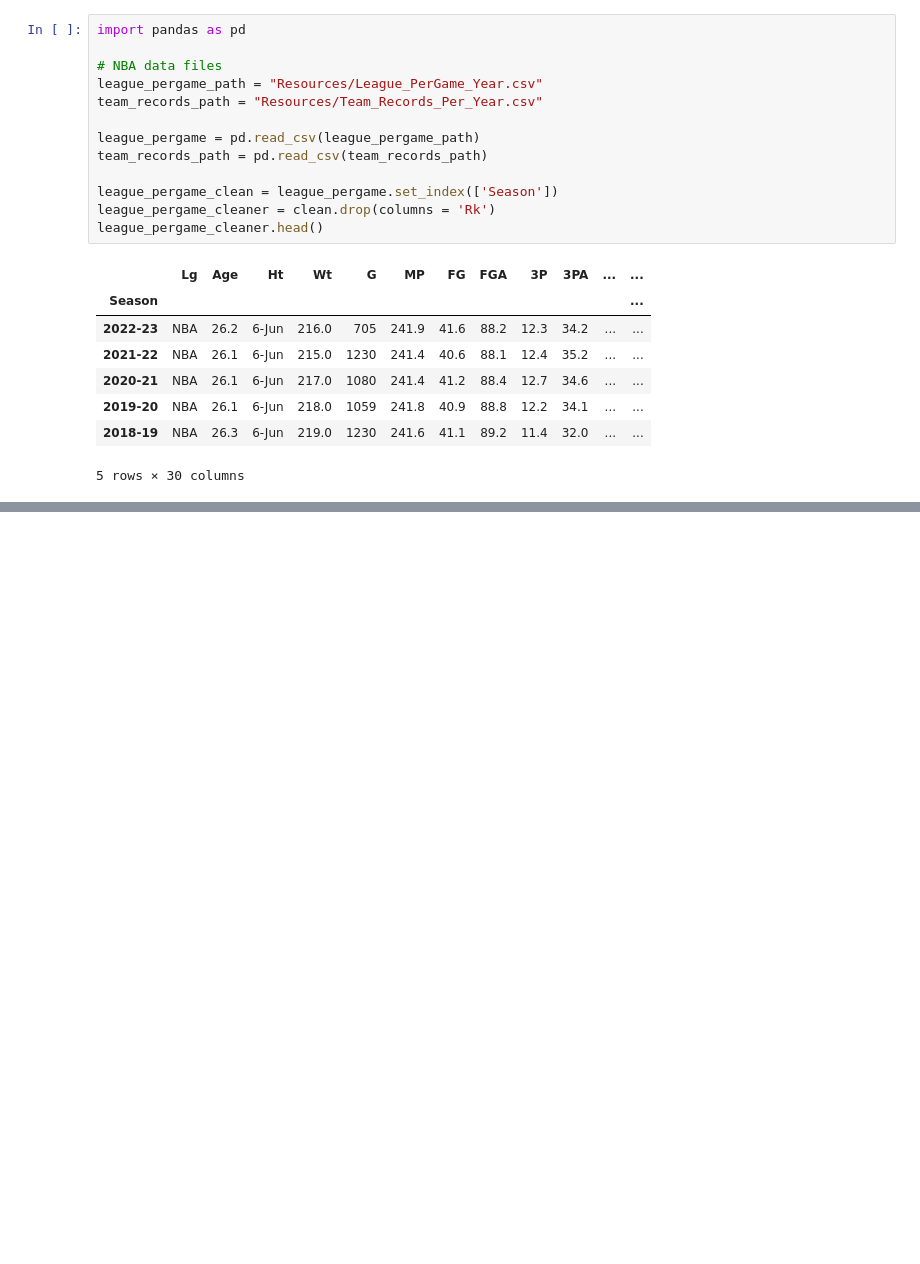
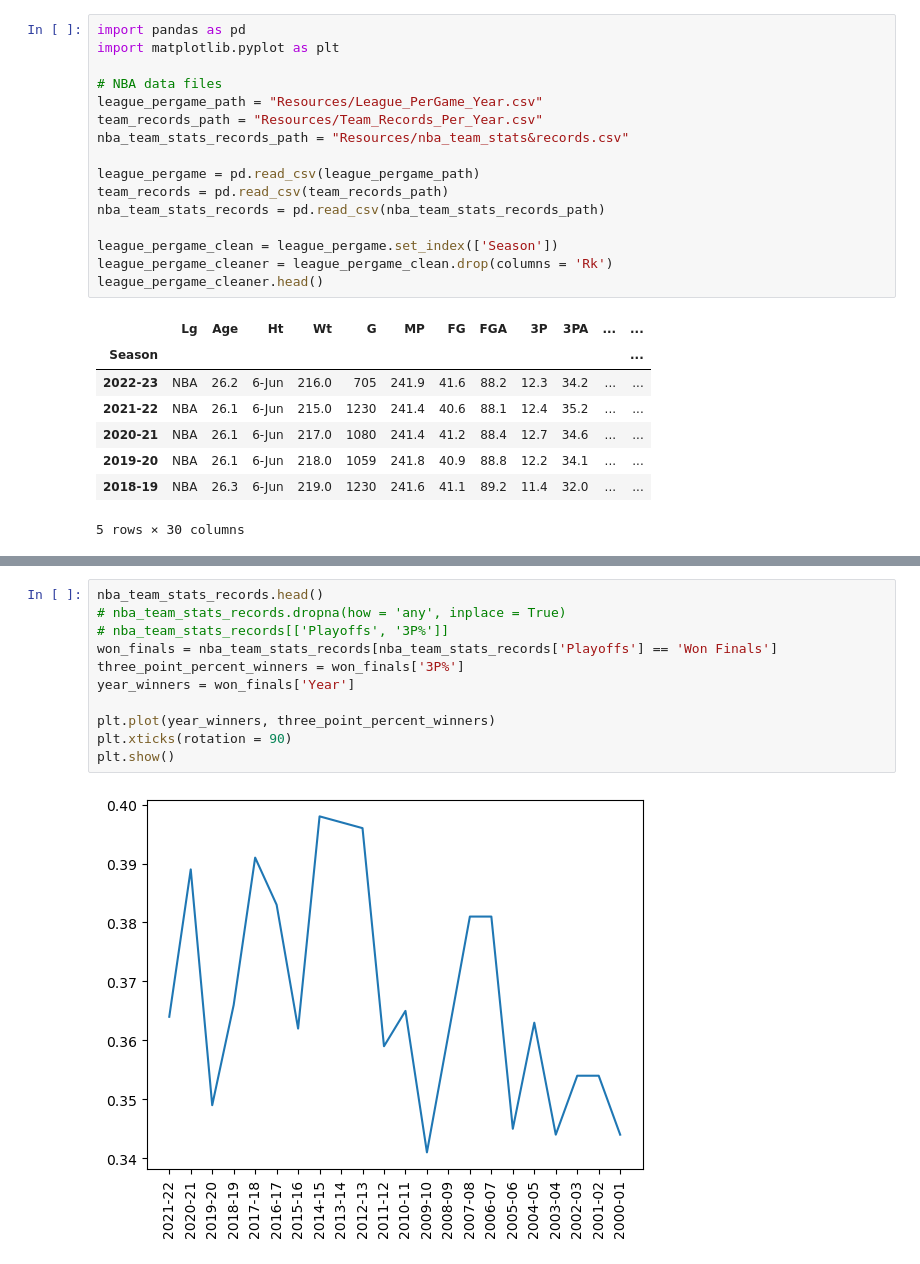
Before and after one commit to jstnkuo/NBA-Three-Pointer-Analysis, a Jupyter notebook: main.ipynb, the cells around one changed output, grey strips where cells are left out. Cells and saved outputs as stored; diff of their text form; blank space fills up the shorter version.

```diff
--- a/main.ipynb
+++ b/main.ipynb
@@ -1,15 +1,18 @@
 # %%
 import pandas as pd
+import matplotlib.pyplot as plt
 
 # NBA data files
 league_pergame_path = "Resources/League_PerGame_Year.csv"
 team_records_path = "Resources/Team_Records_Per_Year.csv"
+nba_team_stats_records_path = "Resources/nba_team_stats&records.csv"
 
 league_pergame = pd.read_csv(league_pergame_path)
-team_records_path = pd.read_csv(team_records_path)
+team_records = pd.read_csv(team_records_path)
+nba_team_stats_records = pd.read_csv(nba_team_stats_records_path)
 
 league_pergame_clean = league_pergame.set_index(['Season'])
-league_pergame_cleaner = clean.drop(columns = 'Rk')
+league_pergame_cleaner = league_pergame_clean.drop(columns = 'Rk')
 league_pergame_cleaner.head()
 # %% [output]
 |  | Lg | Age | Ht | Wt | G | MP | FG | FGA | 3P | 3PA | ... | ... |
@@ -32,0 +44,13 @@ three_point_percent.plot(kind = 'line')
+# %%
+nba_team_stats_records.head()
+# nba_team_stats_records.dropna(how = 'any', inplace = True)
+# nba_team_stats_records[['Playoffs', '3P%']]
+won_finals = nba_team_stats_records[nba_team_stats_records['Playoffs'] == 'Won Finals']
+three_point_percent_winners = won_finals['3P%']
+year_winners = won_finals['Year']
+
+plt.plot(year_winners, three_point_percent_winners)
+plt.xticks(rotation = 90)
+plt.show()
+# %% [output]
+[figure, added]
```
Also changed, not shown: parts of 4 cells of this notebook.
